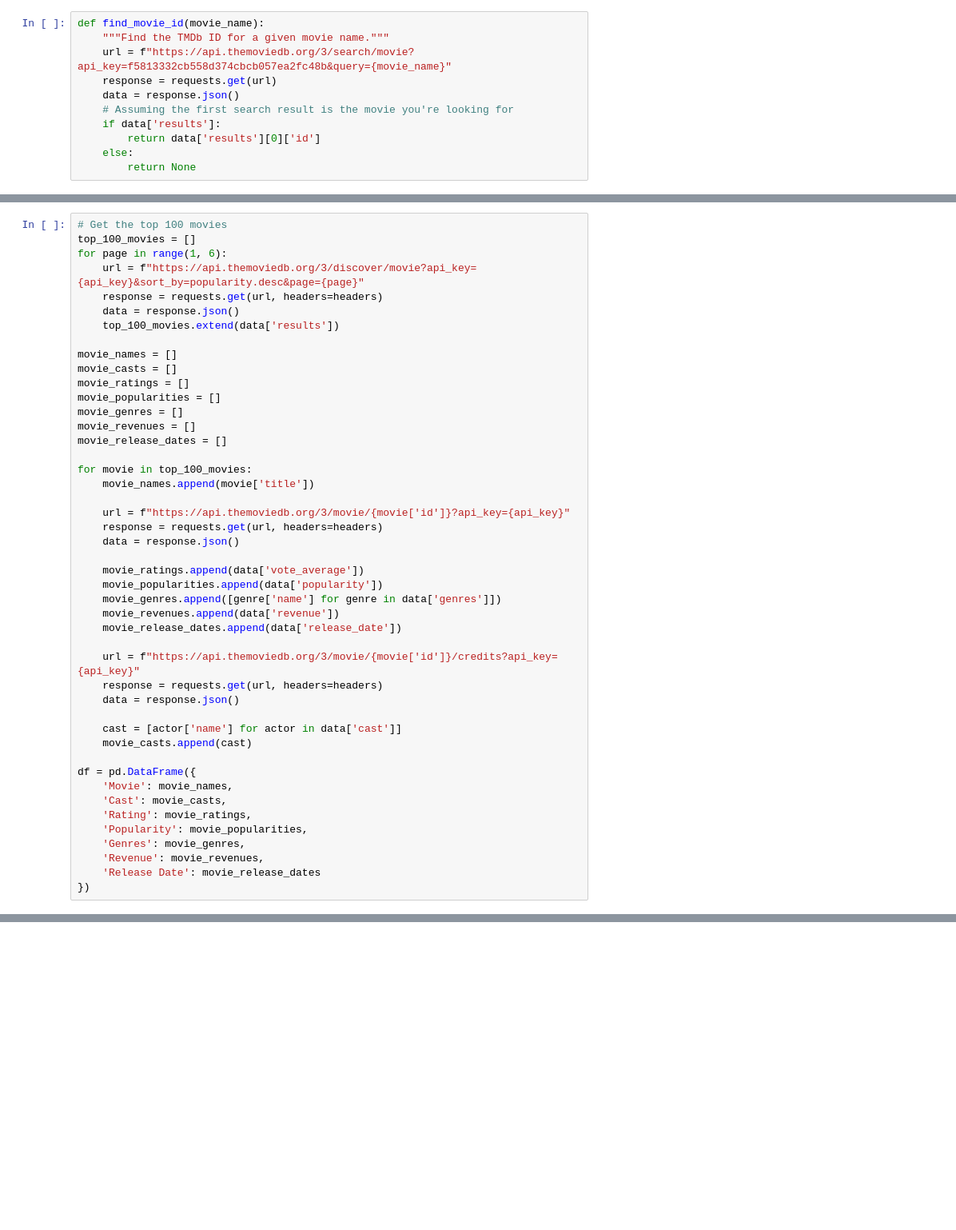
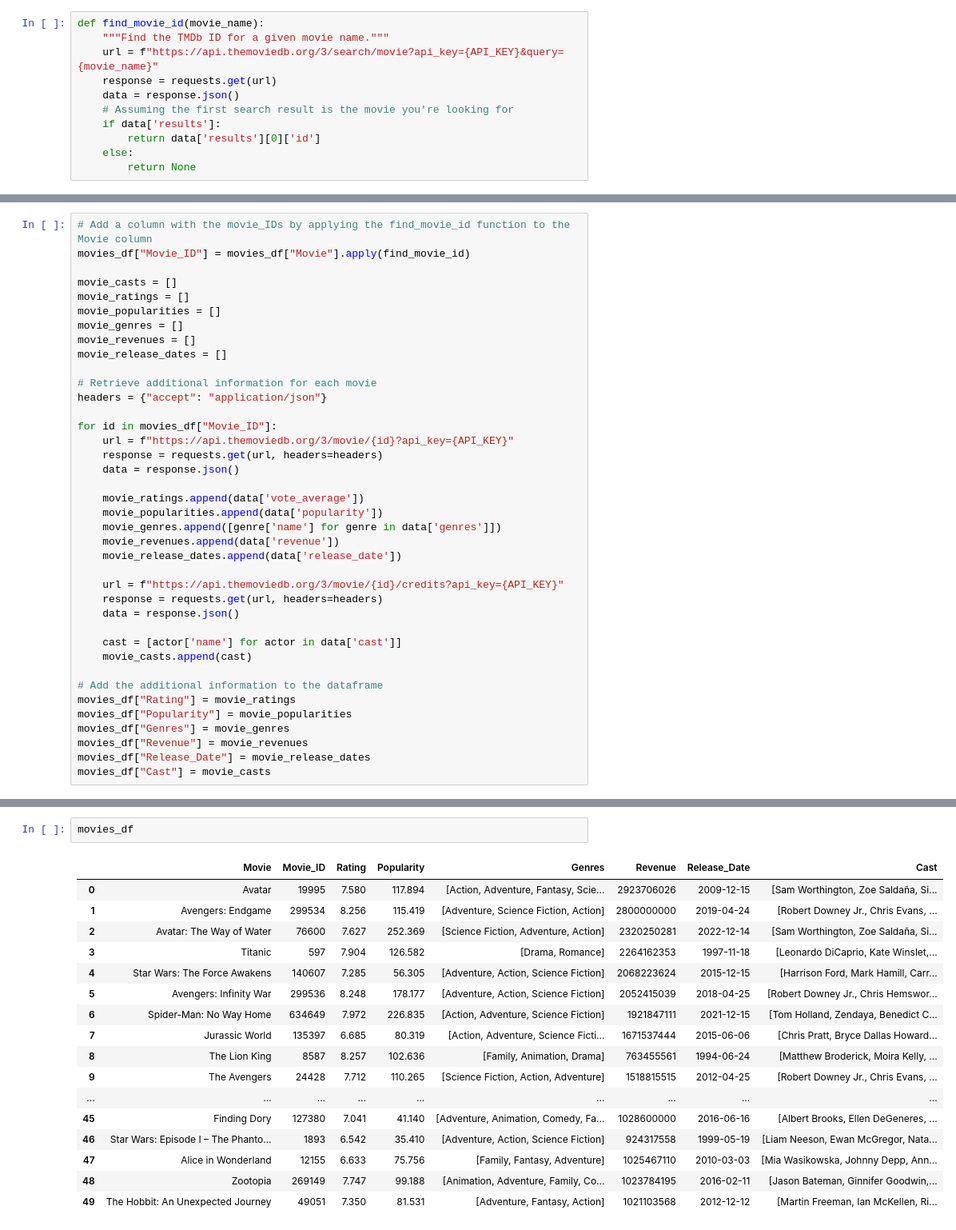
Before and after one commit to ongiboy/computational_social_science, a Jupyter notebook: Project.ipynb, the cells around one changed output, grey strips where cells are left out. Shown at 80% size. Saved outputs shown, nothing was run; the diff lists cells and outputs as text; blank space fills up the shorter version.

Commit message:
data processing

```diff
--- a/Project.ipynb
+++ b/Project.ipynb
@@ -16,7 +26,7 @@ for movie_id in movie_ids:
 # %%
 def find_movie_id(movie_name):
     """Find the TMDb ID for a given movie name."""
-    url = f"https://api.themoviedb.org/3/search/movie?api_key=f5813332cb558d374cbcb057ea2fc48b&query={movie_name}"
+    url = f"https://api.themoviedb.org/3/search/movie?api_key={API_KEY}&query={movie_name}"
     response = requests.get(url)
     data = response.json()
     # Assuming the first search result is the movie you're looking for
@@ -33,13 +37,7 @@ headers = {"accept": "application/json"}
 # %%
-# Get the top 100 movies
-top_100_movies = []
-for page in range(1, 6):
-    url = f"https://api.themoviedb.org/3/discover/movie?api_key={api_key}&sort_by=popularity.desc&page={page}"
-    response = requests.get(url, headers=headers)
-    data = response.json()
-    top_100_movies.extend(data['results'])
+# Add a column with the movie_IDs by applying the find_movie_id function to the Movie column
+movies_df["Movie_ID"] = movies_df["Movie"].apply(find_movie_id)
 
-movie_names = []
 movie_casts = []
 movie_ratings = []
 movie_popularities = []
@@ -47,10 +45,11 @@ movie_genres = []
 movie_revenues = []
 movie_release_dates = []
 
-for movie in top_100_movies:
-    movie_names.append(movie['title'])
+# Retrieve additional information for each movie
+headers = {"accept": "application/json"}
 
-    url = f"https://api.themoviedb.org/3/movie/{movie['id']}?api_key={api_key}"
+for id in movies_df["Movie_ID"]:
+    url = f"https://api.themoviedb.org/3/movie/{id}?api_key={API_KEY}"
     response = requests.get(url, headers=headers)
     data = response.json()
 
@@ -60,19 +59,17 @@ for movie in top_100_movies:
     movie_revenues.append(data['revenue'])
     movie_release_dates.append(data['release_date'])
 
-    url = f"https://api.themoviedb.org/3/movie/{movie['id']}/credits?api_key={api_key}"
+    url = f"https://api.themoviedb.org/3/movie/{id}/credits?api_key={API_KEY}"
     response = requests.get(url, headers=headers)
     data = response.json()
 
     cast = [actor['name'] for actor in data['cast']]
     movie_casts.append(cast)
 
-df = pd.DataFrame({
-    'Movie': movie_names,
-    'Cast': movie_casts,
-    'Rating': movie_ratings,
-    'Popularity': movie_popularities,
-    'Genres': movie_genres,
-    'Revenue': movie_revenues,
-    'Release Date': movie_release_dates
-})
+# Add the additional information to the dataframe
+movies_df["Rating"] = movie_ratings
+movies_df["Popularity"] = movie_popularities
+movies_df["Genres"] = movie_genres
+movies_df["Revenue"] = movie_revenues
+movies_df["Release_Date"] = movie_release_dates
+movies_df["Cast"] = movie_casts
@@ -102,0 +76,20 @@ movies
+# %%
+movies_df
+# %% [output]
+|  | Movie | Movie_ID | Rating | Popularity | Genres | Revenue | Release_Date | Cast |
+| 0 | Avatar | 19995 | 7.580 | 117.894 | [Action, Adventure, Fantasy, Scie... | 2923706026 | 2009-12-15 | [Sam Worthington, Zoe Saldaña, Si... |
+| 1 | Avengers: Endgame | 299534 | 8.256 | 115.419 | [Adventure, Science Fiction, Action] | 2800000000 | 2019-04-24 | [Robert Downey Jr., Chris Evans, ... |
+| 2 | Avatar: The Way of Water | 76600 | 7.627 | 252.369 | [Science Fiction, Adventure, Action] | 2320250281 | 2022-12-14 | [Sam Worthington, Zoe Saldaña, Si... |
+| 3 | Titanic | 597 | 7.904 | 126.582 | [Drama, Romance] | 2264162353 | 1997-11-18 | [Leonardo DiCaprio, Kate Winslet,... |
+| 4 | Star Wars: The Force Awakens | 140607 | 7.285 | 56.305 | [Adventure, Action, Science Fiction] | 2068223624 | 2015-12-15 | [Harrison Ford, Mark Hamill, Carr... |
+| 5 | Avengers: Infinity War | 299536 | 8.248 | 178.177 | [Adventure, Action, Science Fiction] | 2052415039 | 2018-04-25 | [Robert Downey Jr., Chris Hemswor... |
+| 6 | Spider-Man: No Way Home | 634649 | 7.972 | 226.835 | [Action, Adventure, Science Fiction] | 1921847111 | 2021-12-15 | [Tom Holland, Zendaya, Benedict C... |
+| 7 | Jurassic World | 135397 | 6.685 | 80.319 | [Action, Adventure, Science Ficti... | 1671537444 | 2015-06-06 | [Chris Pratt, Bryce Dallas Howard... |
+| 8 | The Lion King | 8587 | 8.257 | 102.636 | [Family, Animation, Drama] | 763455561 | 1994-06-24 | [Matthew Broderick, Moira Kelly, ... |
+| 9 | The Avengers | 24428 | 7.712 | 110.265 | [Science Fiction, Action, Adventure] | 1518815515 | 2012-04-25 | [Robert Downey Jr., Chris Evans, ... |
+| ... | ... | ... | ... | ... | ... | ... | ... | ... |
+| 45 | Finding Dory | 127380 | 7.041 | 41.140 | [Adventure, Animation, Comedy, Fa... | 1028600000 | 2016-06-16 | [Albert Brooks, Ellen DeGeneres, ... |
+| 46 | Star Wars: Episode I – The Phanto... | 1893 | 6.542 | 35.410 | [Adventure, Action, Science Fiction] | 924317558 | 1999-05-19 | [Liam Neeson, Ewan McGregor, Nata... |
+| 47 | Alice in Wonderland | 12155 | 6.633 | 75.756 | [Family, Fantasy, Adventure] | 1025467110 | 2010-03-03 | [Mia Wasikowska, Johnny Depp, Ann... |
+| 48 | Zootopia | 269149 | 7.747 | 99.188 | [Animation, Adventure, Family, Co... | 1023784195 | 2016-02-11 | [Jason Bateman, Ginnifer Goodwin,... |
+| 49 | The Hobbit: An Unexpected Journey | 49051 | 7.350 | 81.531 | [Adventure, Fantasy, Action] | 1021103568 | 2012-12-12 | [Martin Freeman, Ian McKellen, Ri... |
```
Also changed, not shown: parts of 7 cells of this notebook.
